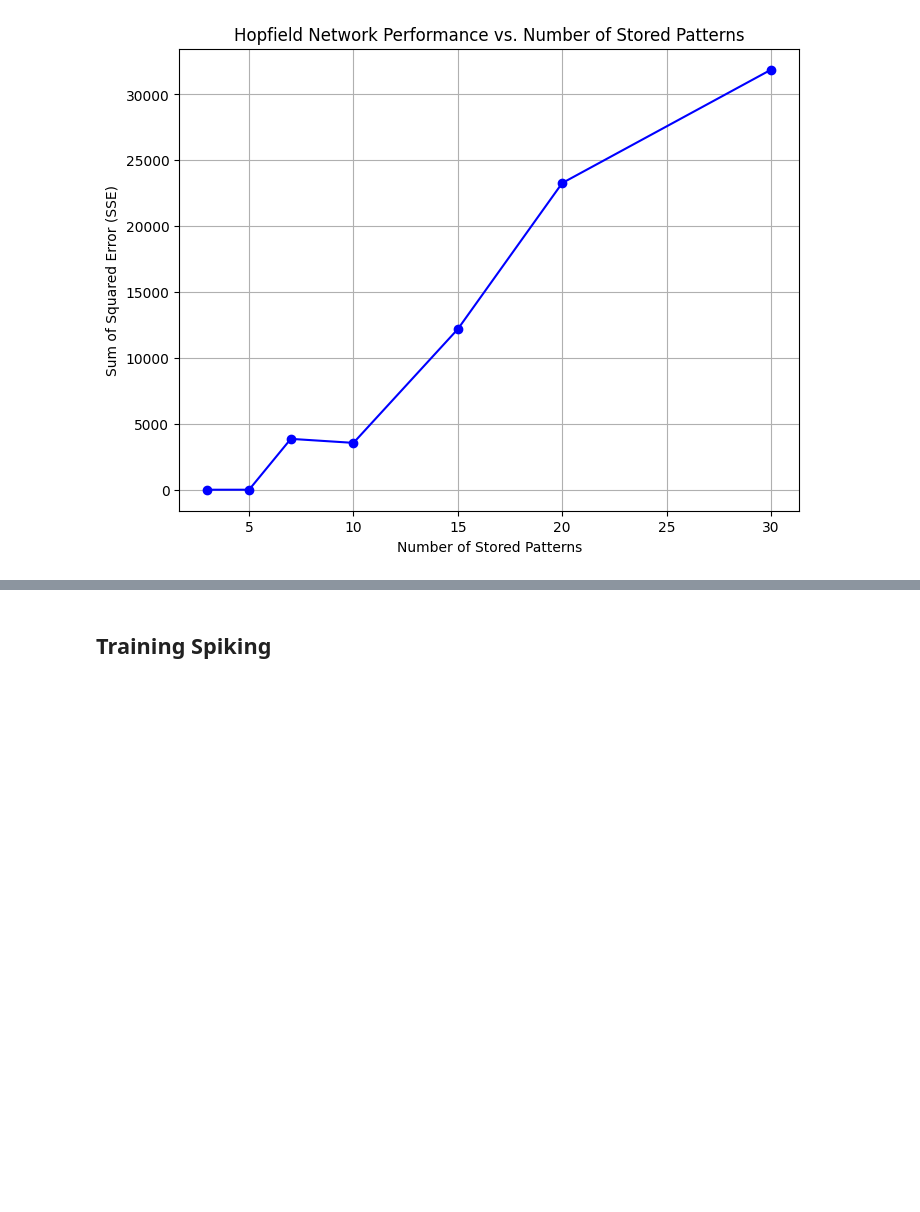
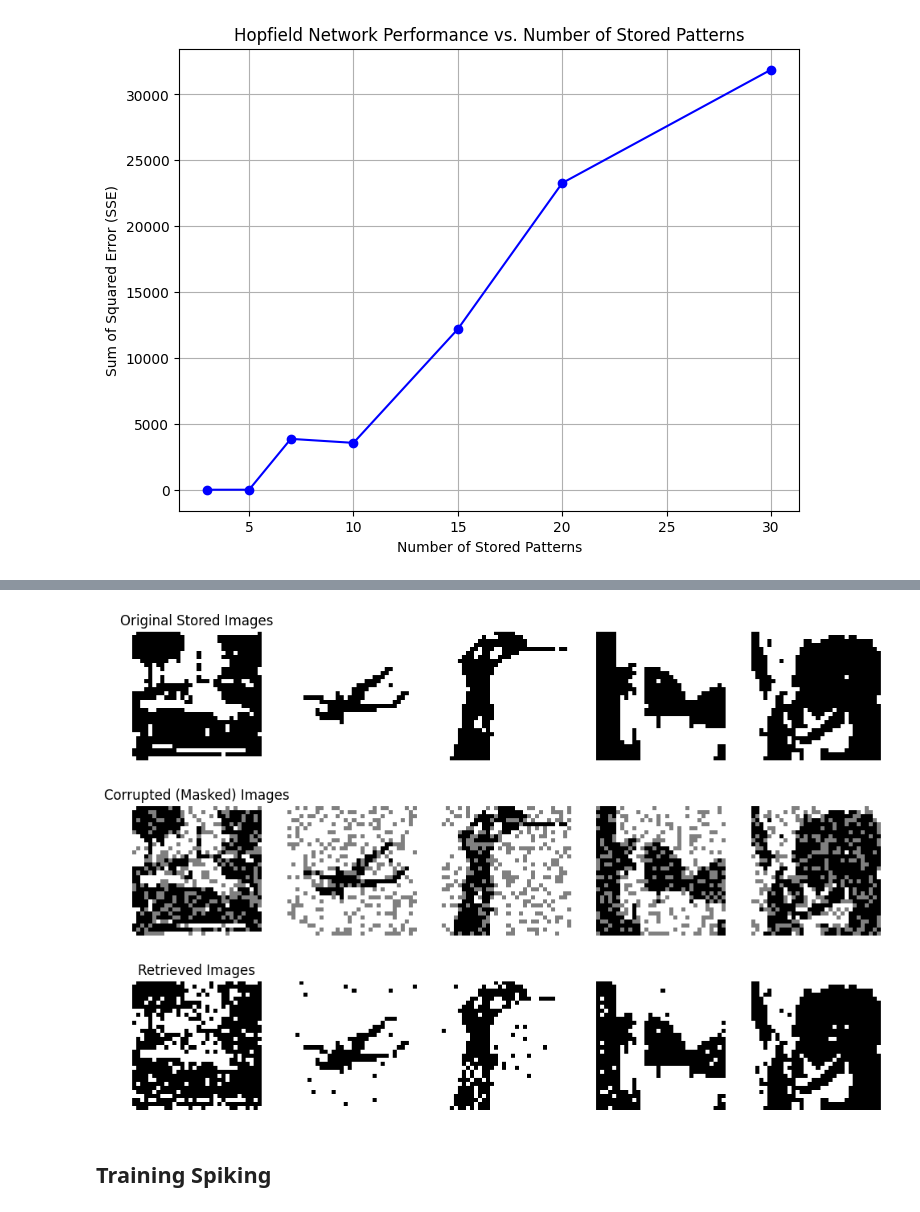
Before and after one commit to chenpy2000/Hopfield, a Jupyter notebook: visualize.ipynb, the cells around one changed output, grey strips where cells are left out. Drawn from its saved outputs; the diff is of its cells as text; code cells hidden in the pictures; blank space fills up the shorter version.

```diff
--- a/visualize.ipynb
+++ b/visualize.ipynb
@@ -330,0 +335,39 @@ plt.show()
+# %%
+# load training data
+stored_images = np.load("data/binarized/train_images.npy")
+masked_images = np.load("data/binarized/masked_images.npy")
+flipped_images = np.load("data/binarized/flipped_images.npy")
+
+# convert to PyTorch tensors
+stored_images = torch.tensor(stored_images, dtype=torch.float32)
+masked_images = torch.tensor(masked_images, dtype=torch.float32)
+flipped_images = torch.tensor(flipped_images, dtype=torch.float32)
+# %%
+importlib.reload(hopfield_PSL)
+num_neurons = 1024
+num_patterns = 15
+epochs = 10
+lr = 0.001
+model = hopfield_PSL.HopfieldPSL()
+
+optimizer = optim.Adam(params=model.parameters(), lr=lr)
+criterion = nn.MSELoss()
+
+idxs = np.random.choice(range(len(stored_images)), size=num_patterns, replace=False)
+original = [stored_images[i] for i in idxs]
+corrupted = [masked_images[i] for i in idxs]
+targets = [tensor * 0.9 for tensor in original]
+# %%
+for epoch in range(epochs):
+    model.train()
+    total_loss = 0.0
+    for i in range(len(original)):
+        optimizer.zero_grad()          # Clear gradients
+        output = model(original[i])          # Forward pass
+        loss = criterion(output, targets[i])  # Compute reconstruction loss
+        loss.backward()                  # Backpropagation
+        optimizer.step()                 # Update weights
+
+        total_loss += loss.item()
+    avg_loss = total_loss / len(original)
+    print(f"Epoch [{epoch+1}/{epochs}], Loss: {avg_loss:.6f}")
@@ -331,3 +385,10 @@ plt.show()
+# %%
+retrieved = [torch.sign(model(model(model(model(img))))).detach().numpy() for img in corrupted]
+# %%
+# Plot results for masked images
+plot_comparisons(original, corrupted, retrieved, "Corrupted (Masked) Images", "Retrieved Images")
+# %% [output]
+[figure, added]
 # %% [markdown]
 ## Training Spiking
 # %%
```
Also changed, not shown: parts of 6 cells of this notebook.
